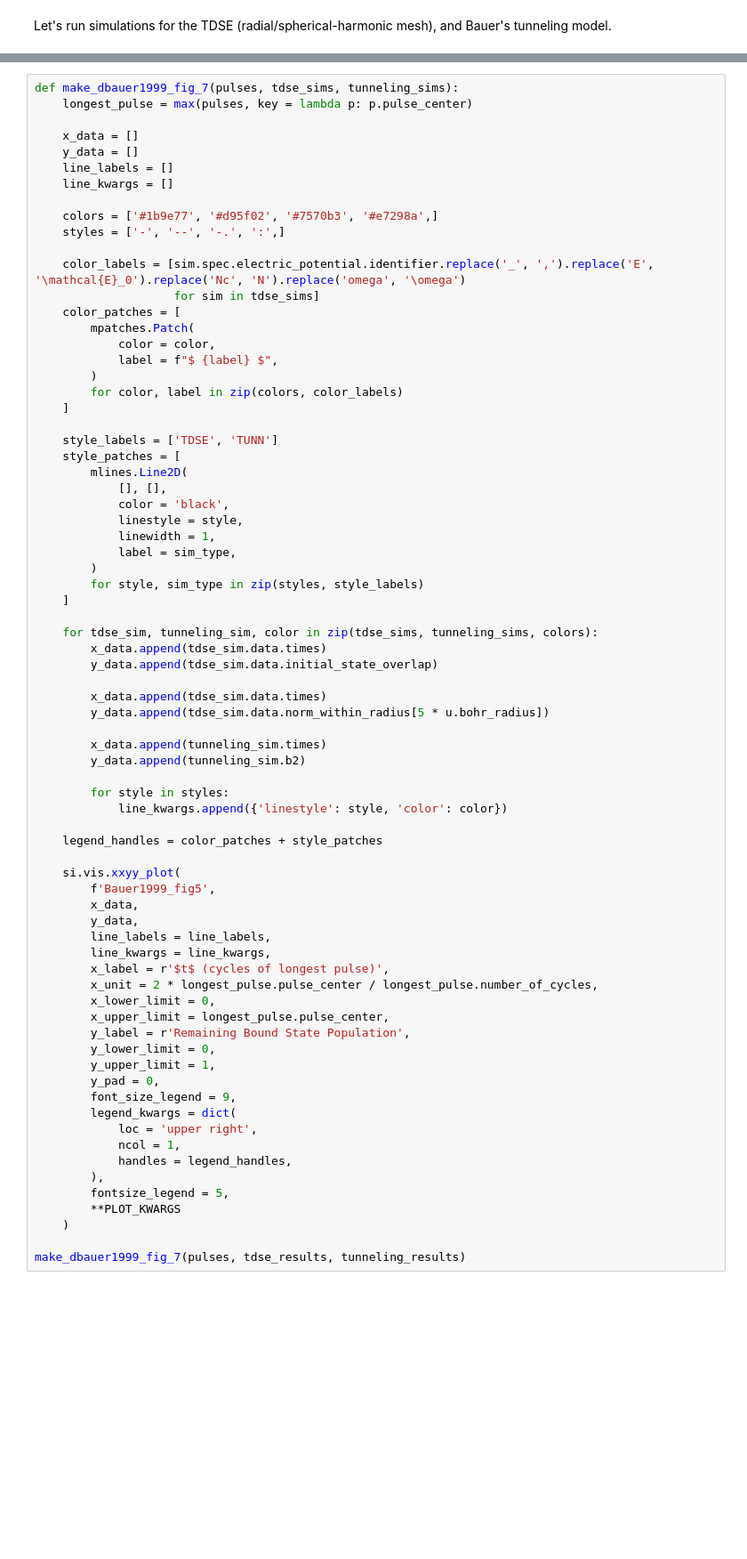
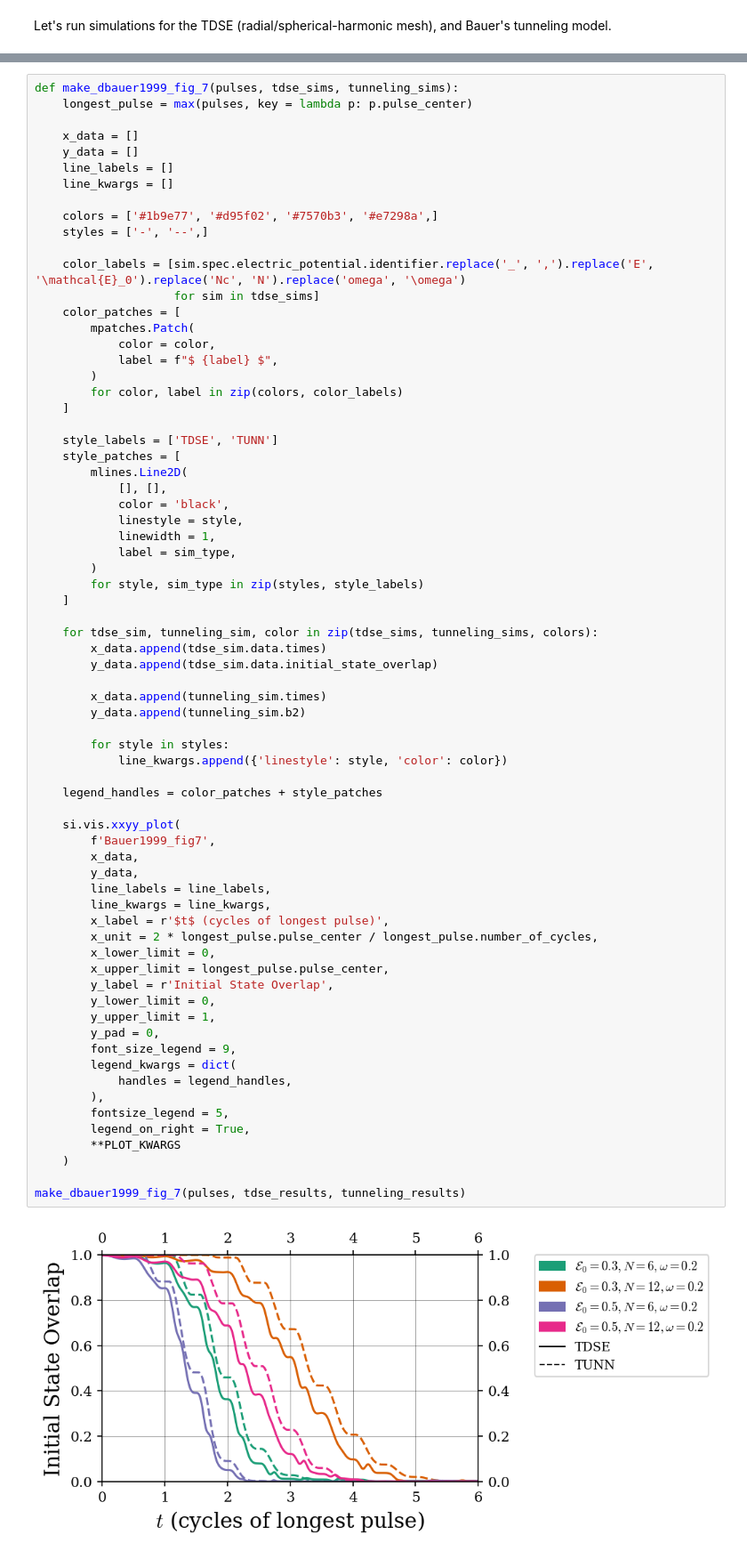
Before and after one commit to JoshKarpel/ionization, a Jupyter notebook: science/bauer/DBauer1999.ipynb, the cells around one changed output, grey strips where cells are left out. Shown at 89% size. Cells and saved outputs as stored; diff of their text form; blank space fills up the shorter version.

```diff
--- a/science/bauer/DBauer1999.ipynb
+++ b/science/bauer/DBauer1999.ipynb
@@ -276,7 +276,7 @@ def make_dbauer1999_fig_7(pulses, tdse_sims, tunneling_sims):
     line_kwargs = []
 
     colors = ['#1b9e77', '#d95f02', '#7570b3', '#e7298a',]
-    styles = ['-', '--', '-.', ':',]
+    styles = ['-', '--',]
 
     color_labels = [sim.spec.electric_potential.identifier.replace('_', ',').replace('E', '\mathcal{E}_0').replace('Nc', 'N').replace('omega', '\omega')
                     for sim in tdse_sims]
@@ -304,39 +304,37 @@ def make_dbauer1999_fig_7(pulses, tdse_sims, tunneling_sims):
         x_data.append(tdse_sim.data.times)
         y_data.append(tdse_sim.data.initial_state_overlap)
 
-        x_data.append(tdse_sim.data.times)
-        y_data.append(tdse_sim.data.norm_within_radius[5 * u.bohr_radius])
-
         x_data.append(tunneling_sim.times)
         y_data.append(tunneling_sim.b2)
 
         for style in styles:
             line_kwargs.append({'linestyle': style, 'color': color})
 
     legend_handles = color_patches + style_patches
 
     si.vis.xxyy_plot(
-        f'Bauer1999_fig5',
+        f'Bauer1999_fig7',
         x_data,
         y_data,
         line_labels = line_labels,
         line_kwargs = line_kwargs,
         x_label = r'$t$ (cycles of longest pulse)',
         x_unit = 2 * longest_pulse.pulse_center / longest_pulse.number_of_cycles,
         x_lower_limit = 0,
         x_upper_limit = longest_pulse.pulse_center,
-        y_label = r'Remaining Bound State Population',
+        y_label = r'Initial State Overlap',
         y_lower_limit = 0,
         y_upper_limit = 1,
         y_pad = 0,
         font_size_legend = 9,
         legend_kwargs = dict(
-            loc = 'upper right',
-            ncol = 1,
             handles = legend_handles,
         ),
         fontsize_legend = 5,
+        legend_on_right = True,
         **PLOT_KWARGS
     )
 
 make_dbauer1999_fig_7(pulses, tdse_results, tunneling_results)
+# %% [output]
+[figure, added]
```
Also changed, not shown: parts of 11 cells of this notebook, 8 other files.
